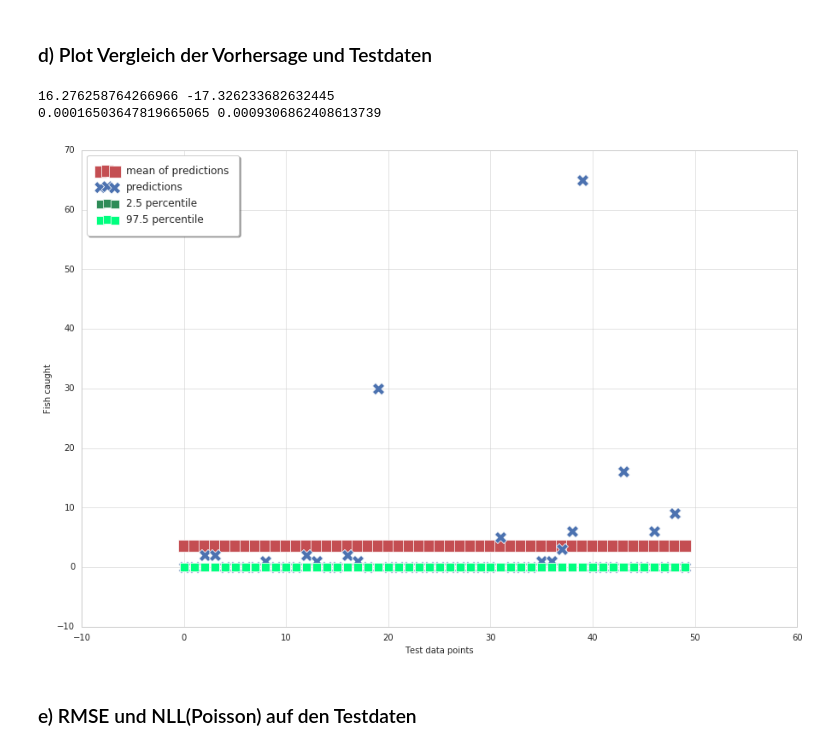
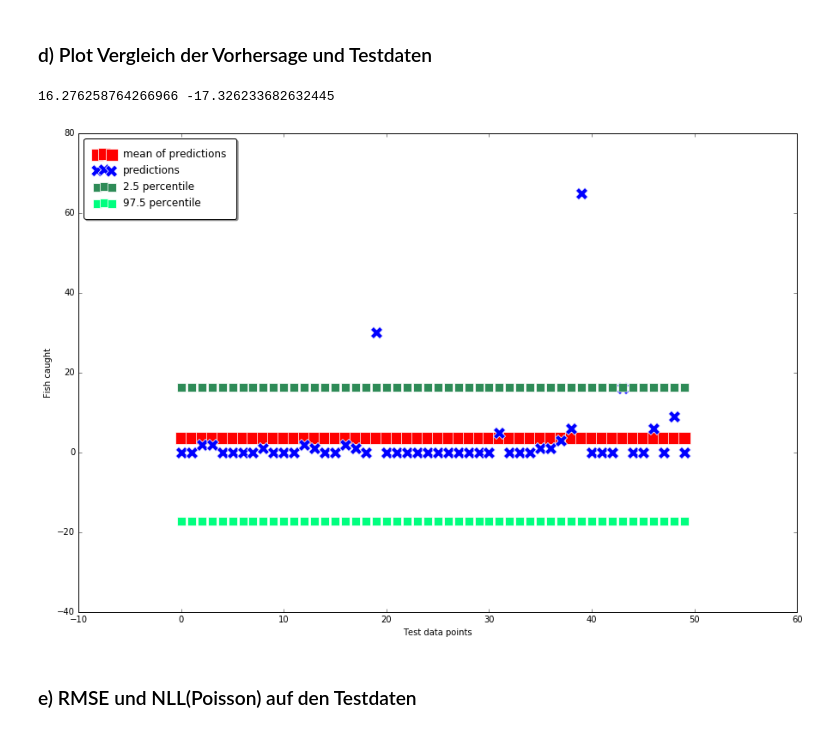
Before and after one commit to hekrause/htwg_mldl, a Jupyter notebook: Uebungen/Uebung03/Notebooks/extra_work.ipynb, the cells around one changed output. Drawn from its saved outputs; the diff is of its cells as text; code cells hidden in the pictures.

```diff
--- a/Uebungen/Uebung03/Notebooks/extra_work.ipynb
+++ b/Uebungen/Uebung03/Notebooks/extra_work.ipynb
@@ -113,29 +115,28 @@ RMSE: 8.588126569208793, var: 73.48029327392578, NLL: 3.5674472059765203
 # %%
 x = np.arange(n_test_data)
 mean_y = np.mean(_y)
 p1 = mean + 1.96 * std
 p2 = mean - 1.96 * std
 print(p1, p2)
 
-cpd = np.asarray([scipy.stats.norm(mean, std).pdf(residuals[i]) for i in range(n_test_data)]) / n_test_data
-p1 = np.percentile(cpd, 2.5)
-p2 = np.percentile(cpd, 97.5)
-print(p1, p2)
+#cpd = np.asarray([scipy.stats.norm(mean, std).pdf(residuals[i]) for i in range(n_test_data)]) / n_test_data
+#p1 = np.percentile(cpd, 2.5)
+#p2 = np.percentile(cpd, 97.5)
+#print(p1, p2)
 
 fig, ax = plt.subplots(figsize=(15, 10))
 sns.scatterplot(x, mean_y, marker="s", s=200, color='r', ax=ax, label='mean of predictions')
 sns.scatterplot(x, test_labels, marker="X", s=200, color='b', ax=ax, label='predictions')
 sns.scatterplot(x, p1, marker="s", s=100, color='seagreen', ax=ax, label='2.5 percentile')
 sns.scatterplot(x, p2, marker="s", s=100, color='springgreen', ax=ax, label='97.5 percentile')
 ax.set_title("")
 ax.set_xlabel("Test data points")
 ax.set_ylabel("Fish caught")
 ax.legend(loc="upper left", fancybox=True, framealpha=1, shadow=True, borderpad=1)
 sns.set_style("whitegrid")
 # %% [output]
 16.276258764266966 -17.326233682632445
-0.00016503647819665065 0.0009306862408613739
-[figure, old version]
+[figure, new version]
 # %% [markdown]
 ### e) RMSE und NLL(Poisson) auf den Testdaten
 # %%
```
Also changed, not shown: parts of 3 cells of this notebook, 1 other file.
